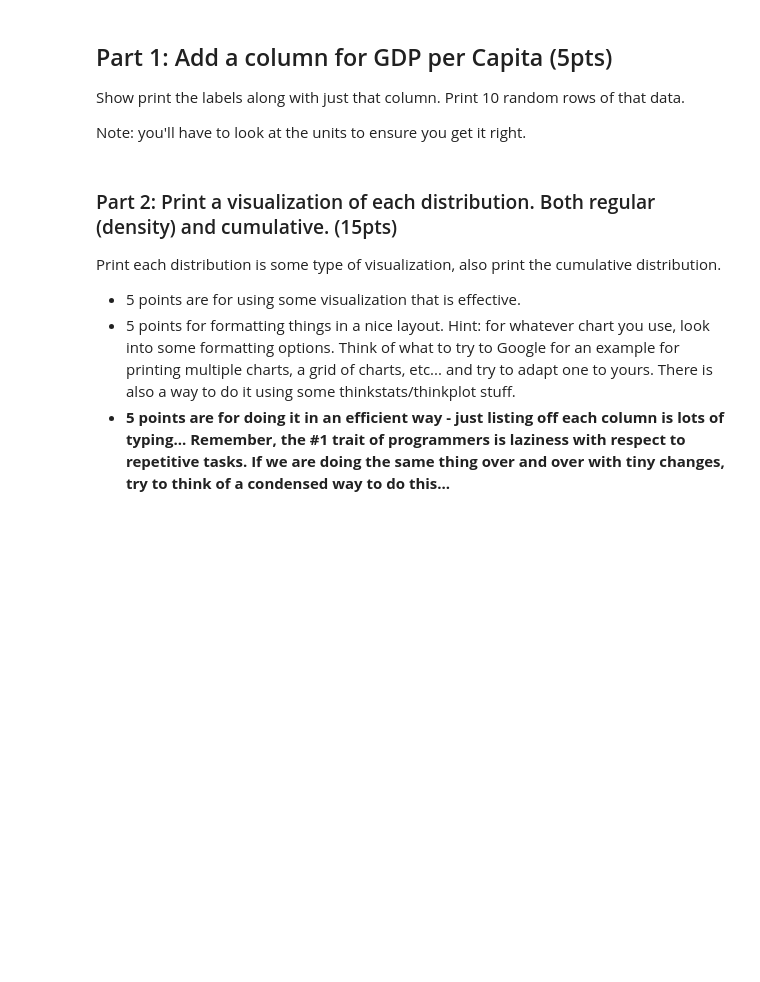
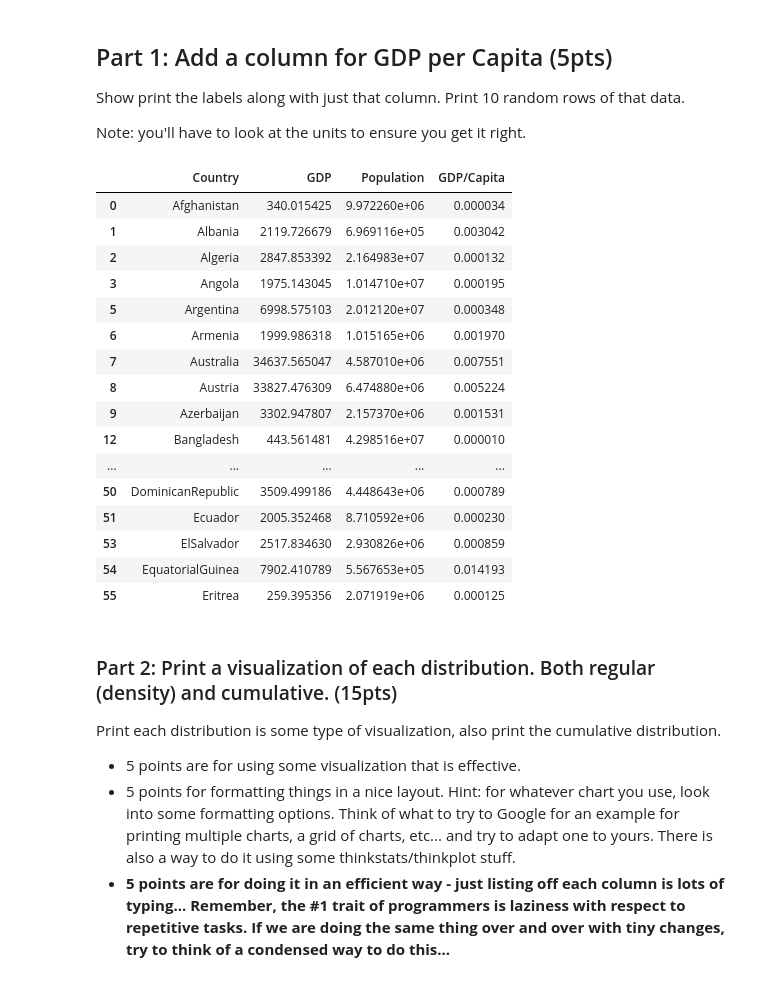
Before and after one commit to Nishaa95/BSIP_Assignment_2_Students, a Jupyter notebook: stats_asn_2_start.ipynb, the cells around one changed output. Cells and saved outputs as stored; diff of their text form; code cells hidden in the pictures; blank space fills up the shorter version.

```diff
--- a/stats_asn_2_start.ipynb
+++ b/stats_asn_2_start.ipynb
@@ -43,3 +58,26 @@ Note: you'll have to look at the units to ensure you get it right.
+# %%
+dfLE["GDP/Capita"] = np.arange(len(dfLE))
+dfLE["GDP/Capita"] = dfLE["GDP"]/dfLE["Population"]
+dfLE.dropna(inplace=True)
+dfLE[["Country","GDP","Population","GDP/Capita"]].head(40)
+# %% [output]
+|  | Country | GDP | Population | GDP/Capita |
+| 0 | Afghanistan | 340.015425 | 9.972260e+06 | 0.000034 |
+| 1 | Albania | 2119.726679 | 6.969116e+05 | 0.003042 |
+| 2 | Algeria | 2847.853392 | 2.164983e+07 | 0.000132 |
+| 3 | Angola | 1975.143045 | 1.014710e+07 | 0.000195 |
+| 5 | Argentina | 6998.575103 | 2.012120e+07 | 0.000348 |
+| 6 | Armenia | 1999.986318 | 1.015165e+06 | 0.001970 |
+| 7 | Australia | 34637.565047 | 4.587010e+06 | 0.007551 |
+| 8 | Austria | 33827.476309 | 6.474880e+06 | 0.005224 |
+| 9 | Azerbaijan | 3302.947807 | 2.157370e+06 | 0.001531 |
+| 12 | Bangladesh | 443.561481 | 4.298516e+07 | 0.000010 |
+| ... | ... | ... | ... | ... |
+| 50 | DominicanRepublic | 3509.499186 | 4.448643e+06 | 0.000789 |
+| 51 | Ecuador | 2005.352468 | 8.710592e+06 | 0.000230 |
+| 53 | ElSalvador | 2517.834630 | 2.930826e+06 | 0.000859 |
+| 54 | EquatorialGuinea | 7902.410789 | 5.567653e+05 | 0.014193 |
+| 55 | Eritrea | 259.395356 | 2.071919e+06 | 0.000125 |
 # %% [markdown]
 ### Part 2: Print a visualization of each distribution. Both regular (density) and cumulative. (15pts)
 
```
Also changed, not shown: parts of 5 cells of this notebook.
